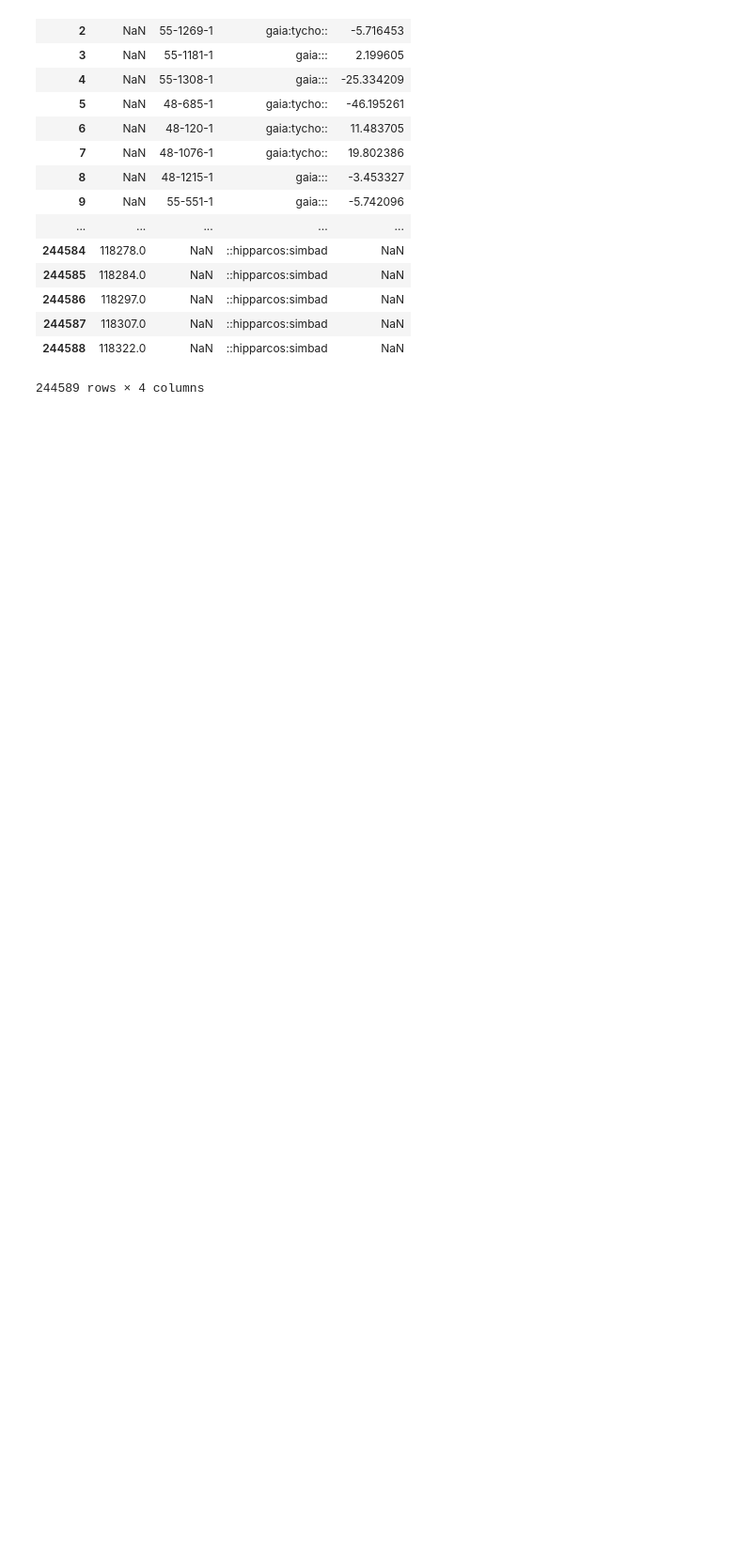
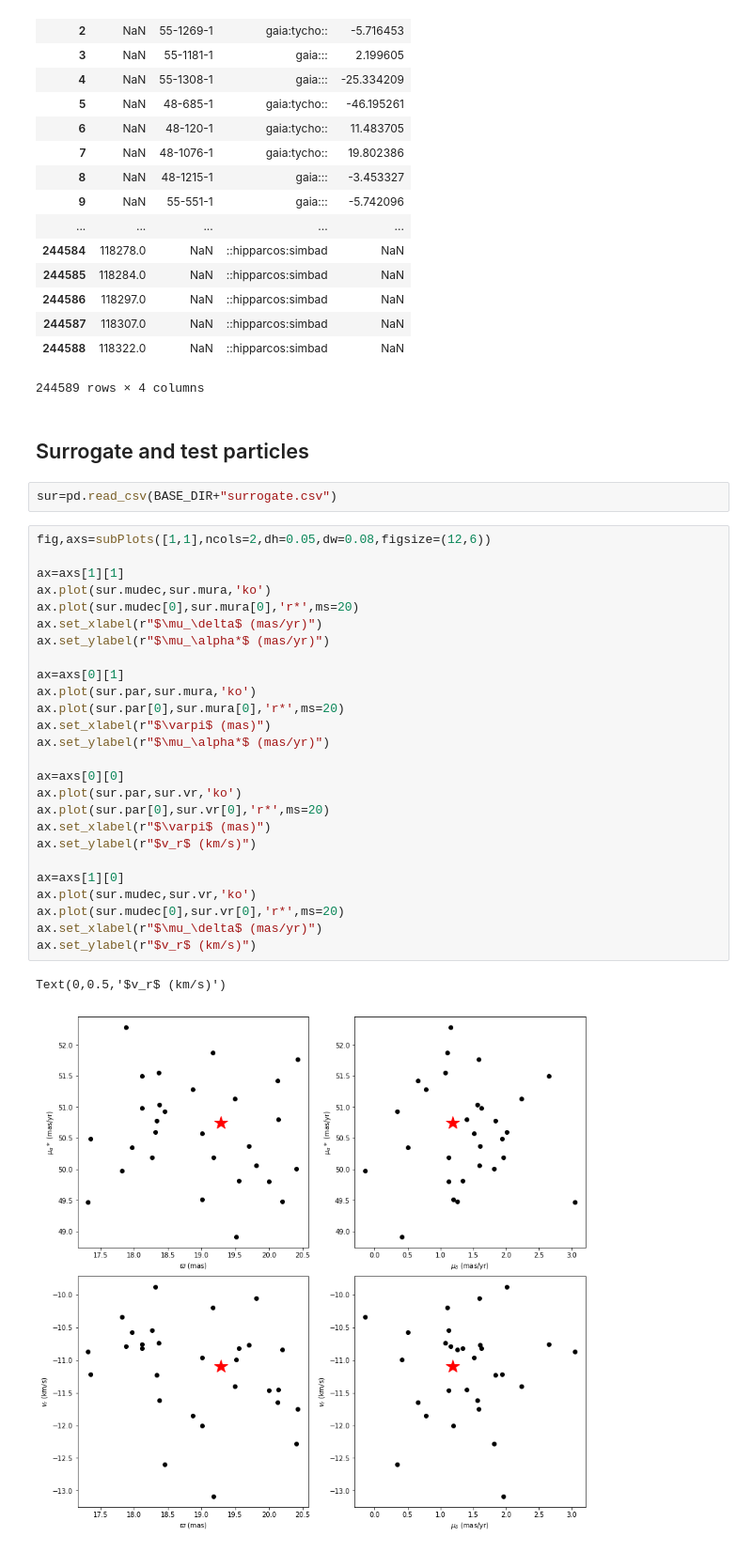
Before and after one commit to seap-udea/iWander, a Jupyter notebook: dev/analysis.ipynb, the cells around one changed output. Shown at 94% size. Cells and saved outputs as stored; diff of their text form; blank space fills up the shorter version.

```diff
--- a/dev/analysis.ipynb
+++ b/dev/analysis.ipynb
@@ -669,3 +744,36 @@ gaia[["hip","tycho2_id","source","pmra"]]
 | 244587 | 118307.0 | NaN | ::hipparcos:simbad | NaN |
 | 244588 | 118322.0 | NaN | ::hipparcos:simbad | NaN |
 244589 rows × 4 columns
+# %% [markdown]
+## Surrogate and test particles
+# %%
+sur=pd.read_csv(BASE_DIR+"surrogate.csv")
+# %%
+fig,axs=subPlots([1,1],ncols=2,dh=0.05,dw=0.08,figsize=(12,6))
+
+ax=axs[1][1]
+ax.plot(sur.mudec,sur.mura,'ko')
+ax.plot(sur.mudec[0],sur.mura[0],'r*',ms=20)
+ax.set_xlabel(r"$\mu_\delta$ (mas/yr)")
+ax.set_ylabel(r"$\mu_\alpha*$ (mas/yr)")
+
+ax=axs[0][1]
+ax.plot(sur.par,sur.mura,'ko')
+ax.plot(sur.par[0],sur.mura[0],'r*',ms=20)
+ax.set_xlabel(r"$\varpi$ (mas)")
+ax.set_ylabel(r"$\mu_\alpha*$ (mas/yr)")
+
+ax=axs[0][0]
+ax.plot(sur.par,sur.vr,'ko')
+ax.plot(sur.par[0],sur.vr[0],'r*',ms=20)
+ax.set_xlabel(r"$\varpi$ (mas)")
+ax.set_ylabel(r"$v_r$ (km/s)")
+
+ax=axs[1][0]
+ax.plot(sur.mudec,sur.vr,'ko')
+ax.plot(sur.mudec[0],sur.vr[0],'r*',ms=20)
+ax.set_xlabel(r"$\mu_\delta$ (mas/yr)")
+ax.set_ylabel(r"$v_r$ (km/s)")
+# %% [output]
+Text(0,0.5,'$v_r$ (km/s)')
+[figure, added]
```
Also changed, not shown: parts of 44 cells of this notebook, 10 other files.
